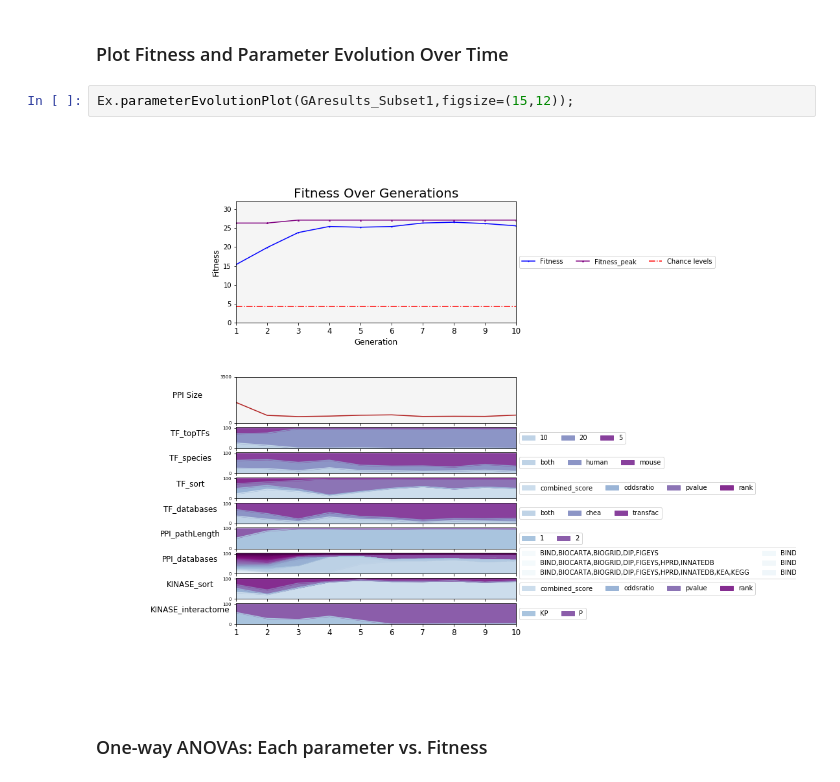
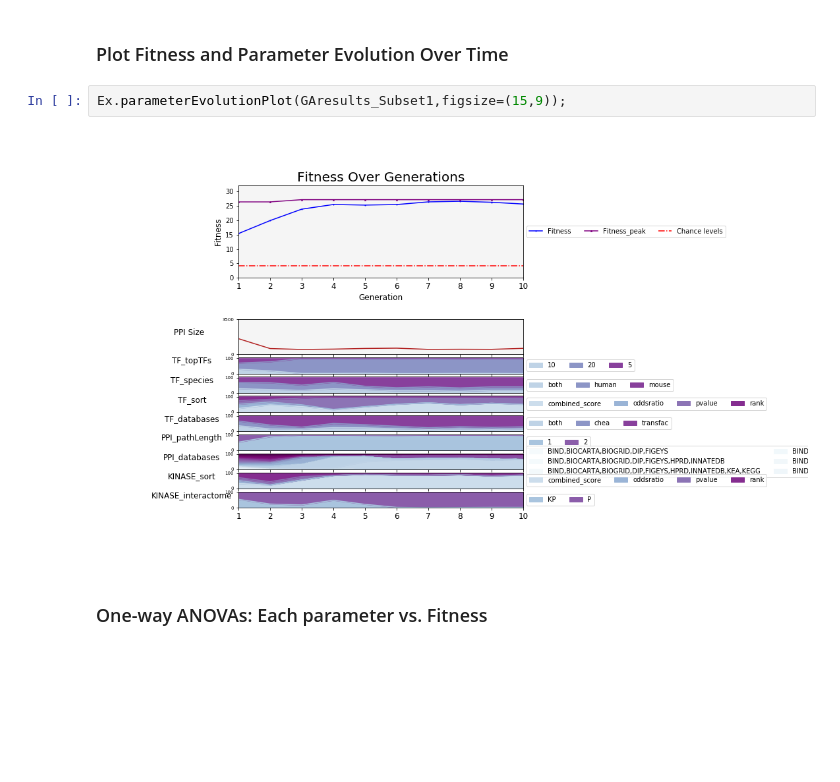
Before and after one commit to MaayanLab/X2K_Genetic_Algorithm, a Jupyter notebook: Python_scripts/GA_Results_Notebook.ipynb, the cells around one changed output. Drawn from its saved outputs; the diff is of its cells as text; blank space fills up the shorter version.

```diff
--- a/Python_scripts/GA_Results_Notebook.ipynb
+++ b/Python_scripts/GA_Results_Notebook.ipynb
@@ -168,9 +168,9 @@ plt.gcf().set_facecolor('white');
 # %% [markdown]
 ### Plot Fitness and Parameter Evolution Over Time
 # %%
-Ex.parameterEvolutionPlot(GAresults_Subset1,figsize=(15,12));
+Ex.parameterEvolutionPlot(GAresults_Subset1,figsize=(15,9));
 # %% [output]
-[figure, old version]
+[figure, new version]
 # %% [markdown]
 ### One-way ANOVAs: Each parameter vs. Fitness
 # %%
```
Also changed, not shown: 1 other file.
